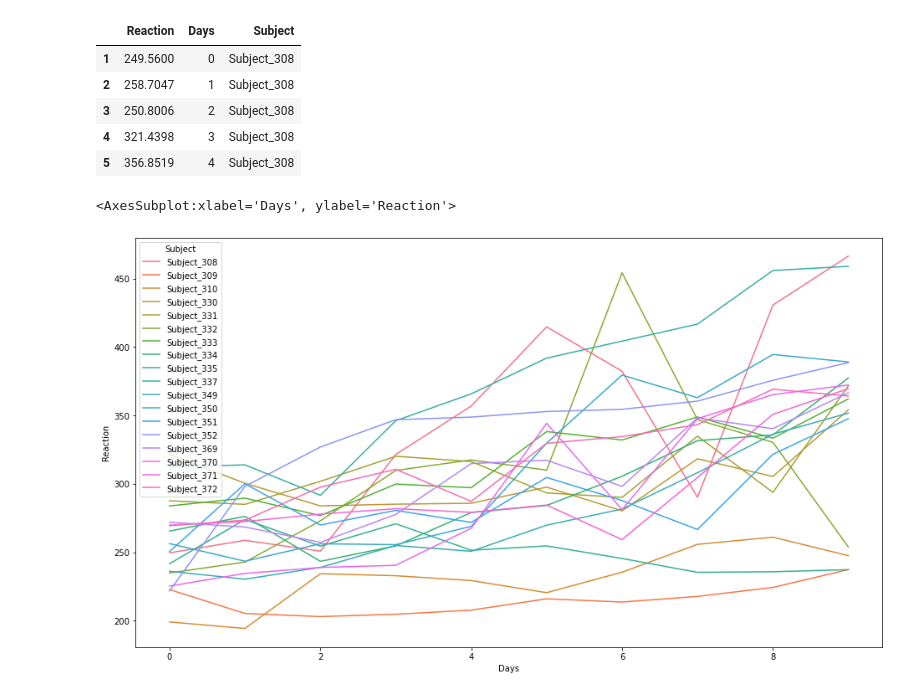
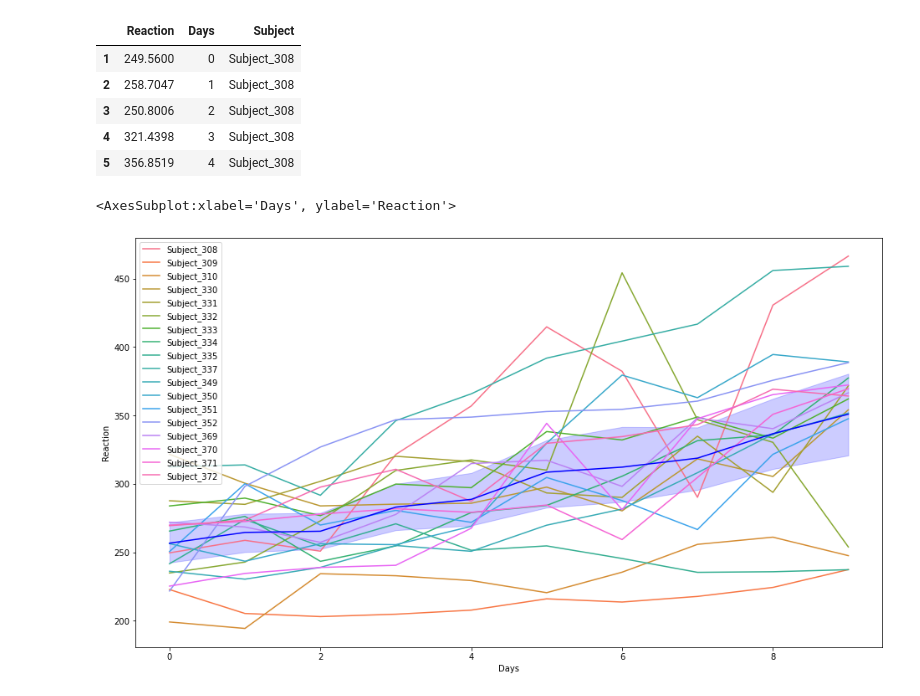
Before and after one commit to brentschriver/numpy-pandas-visualization-exercises, a Jupyter notebook: seaborn_exercises.ipynb, the cells around one changed output. Drawn from its saved outputs; the diff is of its cells as text; code cells hidden in the pictures.

```diff
--- a/seaborn_exercises.ipynb
+++ b/seaborn_exercises.ipynb
@@ -244,7 +309,8 @@ sleepstudy.head()
 # %%
 plt.figure(figsize=(16,9))
 
-sns.lineplot(data = sleepstudy, x = 'Days', y = 'Reaction', hue = 'Subject', estimator = 'mean')
+sns.lineplot(data = sleepstudy, x = 'Days', y = 'Reaction' , hue = 'Subject')
+sns.lineplot(data = sleepstudy, x = 'Days', y = 'Reaction', color = 'blue', estimator = 'mean')
 # %% [output]
 <AxesSubplot:xlabel='Days', ylabel='Reaction'>
-[figure, old version]
+[figure, new version]
```
Also changed, not shown: parts of 20 cells of this notebook, 2 other files.
